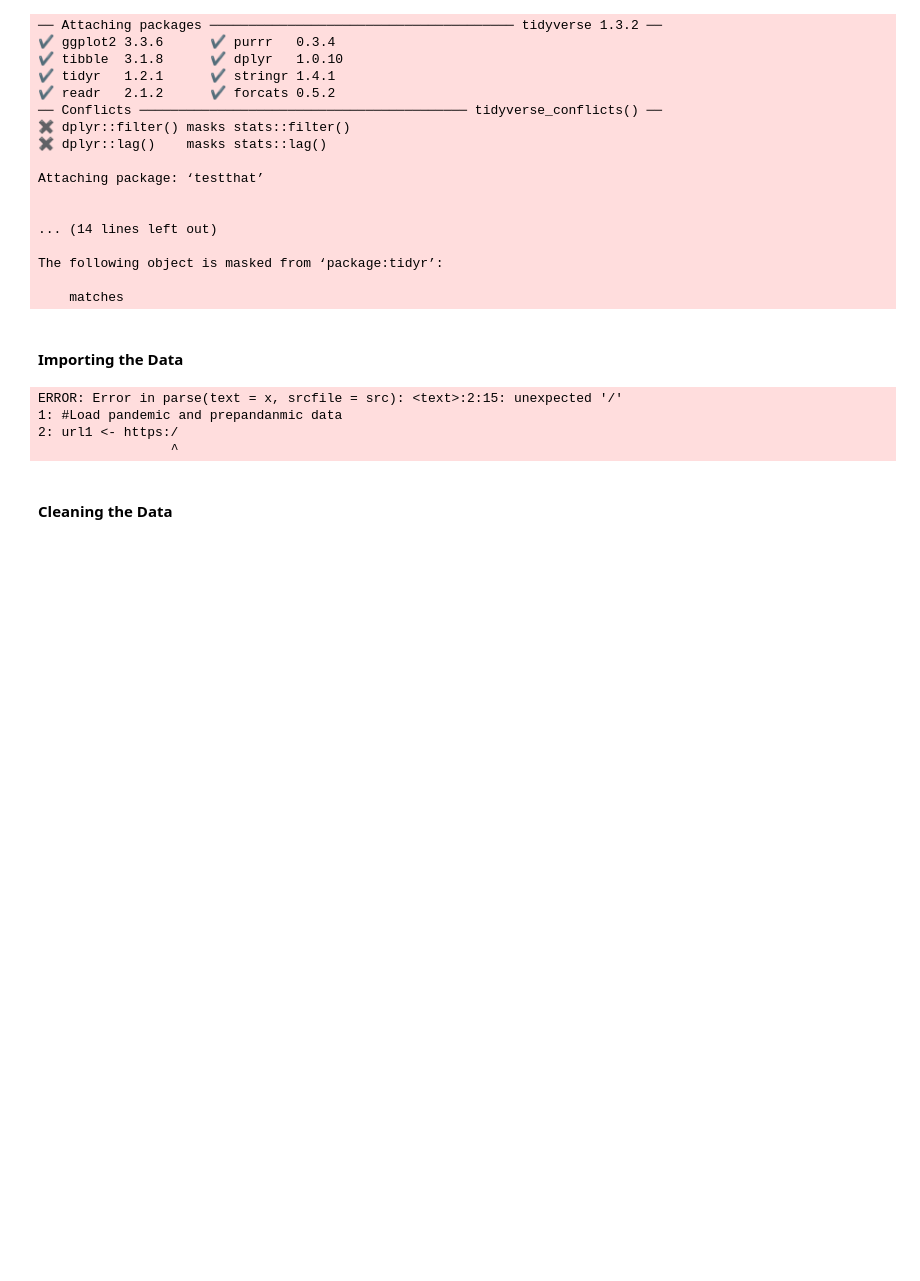
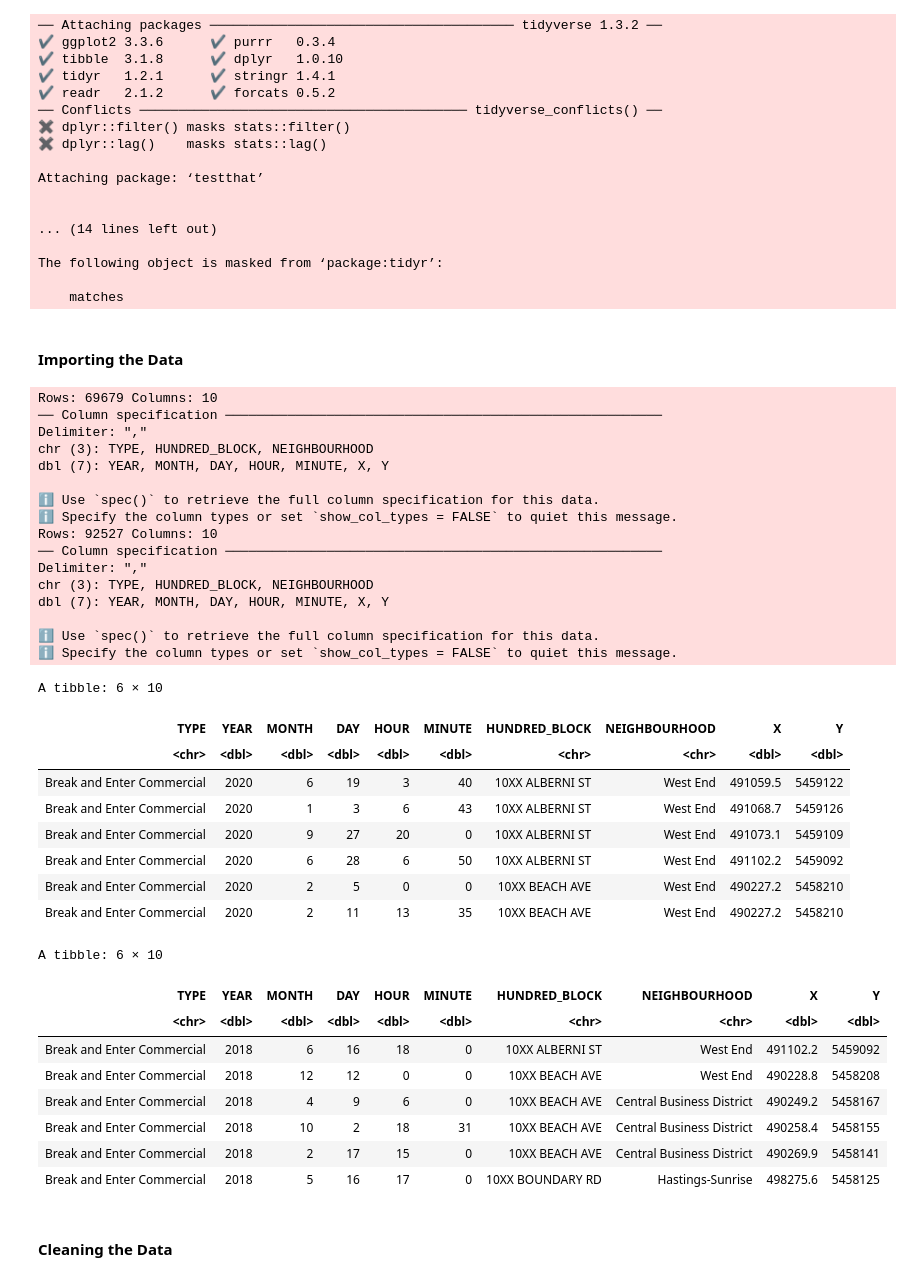
Before and after one commit to yingquanw/STAT201_project_group35, a Jupyter notebook: final project.ipynb, the cells around one changed output. Drawn from its saved outputs; the diff is of its cells as text; code cells hidden in the pictures; blank space fills up the shorter version.

```diff
--- a/final project.ipynb
+++ b/final project.ipynb
@@ -51,14 +51,46 @@ The following object is masked from ‘package:tidyr’:
 # %%
 #Load pandemic and prepandanmic data
 url1 <- "https://raw.githubusercontent.com/yingquanw/STAT201_project_group35/main/crimedata_pandemic.csv"
 van_crime_data_pandemic <- read_csv(url1)
-url2 <- https://raw.githubusercontent.com/yingquanw/STAT201_project_group35/main/crimedata_prepandemic.csv
+url2 <- "https://raw.githubusercontent.com/yingquanw/STAT201_project_group35/main/crimedata_prepandemic.csv"
 van_crime_data_prepandemic <- read_csv(url2)
+head(van_crime_data_pandemic)
+head(van_crime_data_prepandemic)
 # %% [output]
-ERROR: Error in parse(text = x, srcfile = src): <text>:2:15: unexpected '/'
-1: #Load pandemic and prepandanmic data
-2: url1 <- https:/
-                 ^
+Rows: 69679 Columns: 10
+── Column specification ────────────────────────────────────────────────────────
+Delimiter: ","
+chr (3): TYPE, HUNDRED_BLOCK, NEIGHBOURHOOD
+dbl (7): YEAR, MONTH, DAY, HOUR, MINUTE, X, Y
+
+ℹ Use `spec()` to retrieve the full column specification for this data.
+ℹ Specify the column types or set `show_col_types = FALSE` to quiet this message.
+Rows: 92527 Columns: 10
+── Column specification ────────────────────────────────────────────────────────
+Delimiter: ","
+chr (3): TYPE, HUNDRED_BLOCK, NEIGHBOURHOOD
+dbl (7): YEAR, MONTH, DAY, HOUR, MINUTE, X, Y
+
+ℹ Use `spec()` to retrieve the full column specification for this data.
+ℹ Specify the column types or set `show_col_types = FALSE` to quiet this message.
+A tibble: 6 × 10
+| TYPE | YEAR | MONTH | DAY | HOUR | MINUTE | HUNDRED_BLOCK | NEIGHBOURHOOD | X | Y |
+| <chr> | <dbl> | <dbl> | <dbl> | <dbl> | <dbl> | <chr> | <chr> | <dbl> | <dbl> |
+| Break and Enter Commercial | 2020 | 6 | 19 | 3 | 40 | 10XX ALBERNI ST | West End | 491059.5 | 5459122 |
+| Break and Enter Commercial | 2020 | 1 | 3 | 6 | 43 | 10XX ALBERNI ST | West End | 491068.7 | 5459126 |
+| Break and Enter Commercial | 2020 | 9 | 27 | 20 | 0 | 10XX ALBERNI ST | West End | 491073.1 | 5459109 |
+| Break and Enter Commercial | 2020 | 6 | 28 | 6 | 50 | 10XX ALBERNI ST | West End | 491102.2 | 5459092 |
+| Break and Enter Commercial | 2020 | 2 | 5 | 0 | 0 | 10XX BEACH AVE | West End | 490227.2 | 5458210 |
+| Break and Enter Commercial | 2020 | 2 | 11 | 13 | 35 | 10XX BEACH AVE | West End | 490227.2 | 5458210 |
+A tibble: 6 × 10
+| TYPE | YEAR | MONTH | DAY | HOUR | MINUTE | HUNDRED_BLOCK | NEIGHBOURHOOD | X | Y |
+| <chr> | <dbl> | <dbl> | <dbl> | <dbl> | <dbl> | <chr> | <chr> | <dbl> | <dbl> |
+| Break and Enter Commercial | 2018 | 6 | 16 | 18 | 0 | 10XX ALBERNI ST | West End | 491102.2 | 5459092 |
+| Break and Enter Commercial | 2018 | 12 | 12 | 0 | 0 | 10XX BEACH AVE | West End | 490228.8 | 5458208 |
+| Break and Enter Commercial | 2018 | 4 | 9 | 6 | 0 | 10XX BEACH AVE | Central Business District | 490249.2 | 5458167 |
+| Break and Enter Commercial | 2018 | 10 | 2 | 18 | 31 | 10XX BEACH AVE | Central Business District | 490258.4 | 5458155 |
+| Break and Enter Commercial | 2018 | 2 | 17 | 15 | 0 | 10XX BEACH AVE | Central Business District | 490269.9 | 5458141 |
+| Break and Enter Commercial | 2018 | 5 | 16 | 17 | 0 | 10XX BOUNDARY RD | Hastings-Sunrise | 498275.6 | 5458125 |
 # %% [markdown]
 #### Cleaning the Data
 # %%
```
Also changed, not shown: parts of 2 cells of this notebook.
